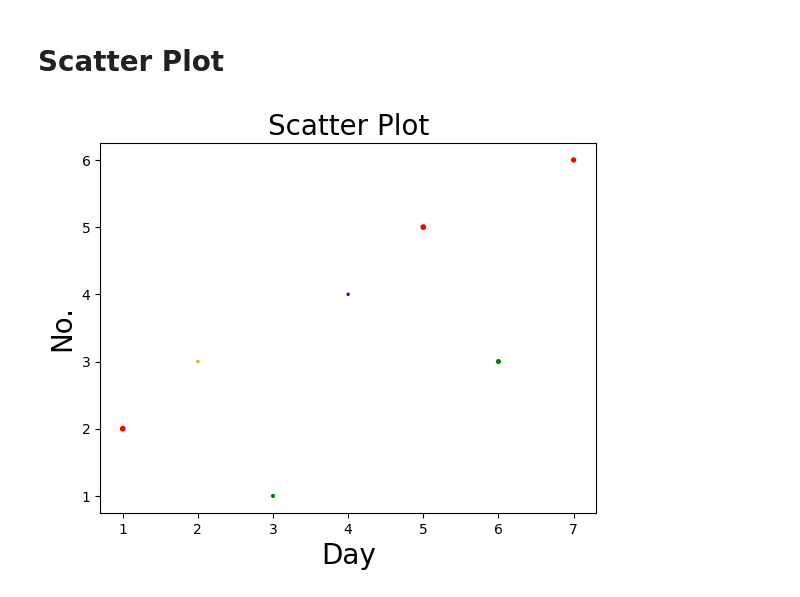
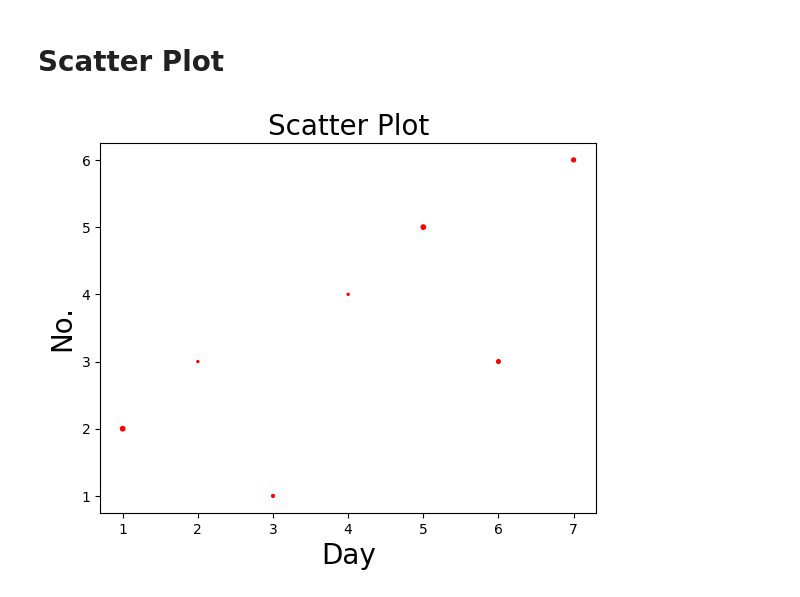
Before and after one commit to Legend-Vipin/machine-learning, a Jupyter notebook: metploitlib/3.ipynb, the cells around one changed output. Cells and saved outputs as stored; diff of their text form; code cells hidden in the pictures.

```diff
--- a/metploitlib/3.ipynb
+++ b/metploitlib/3.ipynb
@@ -3,13 +3,12 @@
 # %%
 import matplotlib.pyplot as plt
 day=[1,2,3,4,5,6,7]
 no=[2,3,1,4,5,3,6]
-colors=["r","y","g","b","r","g","r"]
 sizes = [10, 2, 4, 2, 10, 7, 8]
-plt.scatter(day, no, c=colors, s=sizes)
+plt.scatter(day, no, color="r", s=sizes)
 plt.title("Scatter Plot",fontsize=20)
 plt.xlabel("Day",fontsize=20)
 plt.ylabel("No.",fontsize=20)
 plt.show()
 # %% [output]
-[figure, old version]
+[figure, new version]
```
Also changed, not shown: parts of 1 cell of this notebook, 2 other files.
